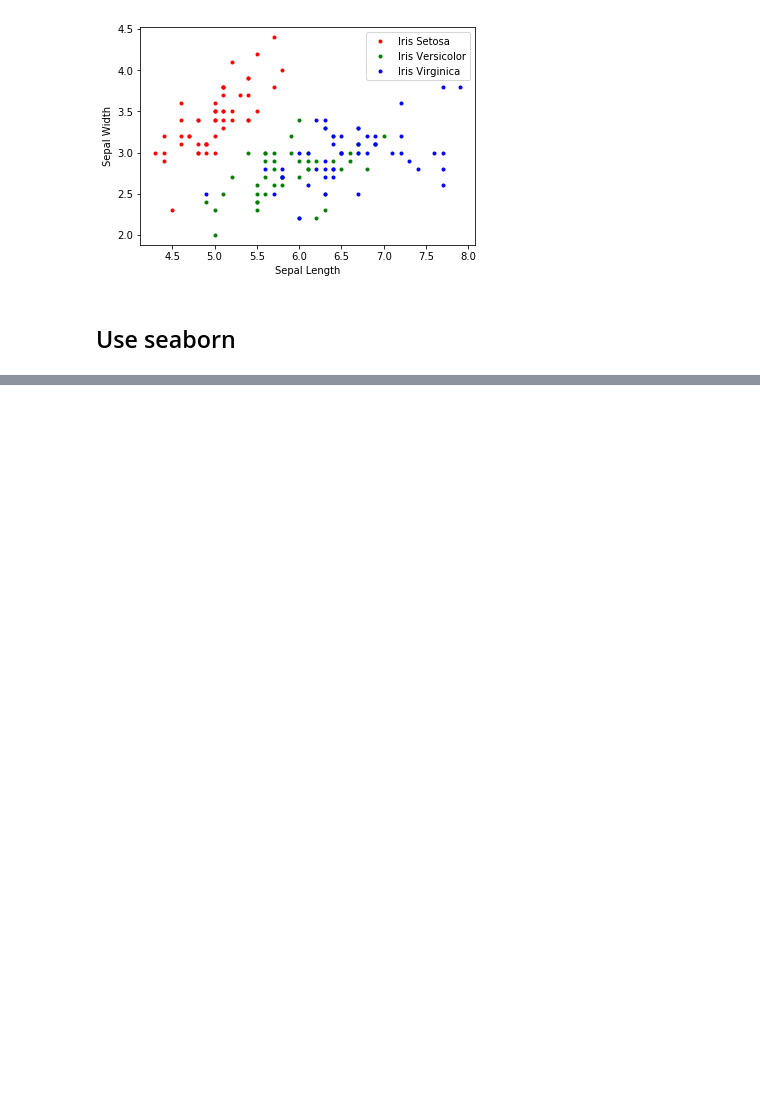
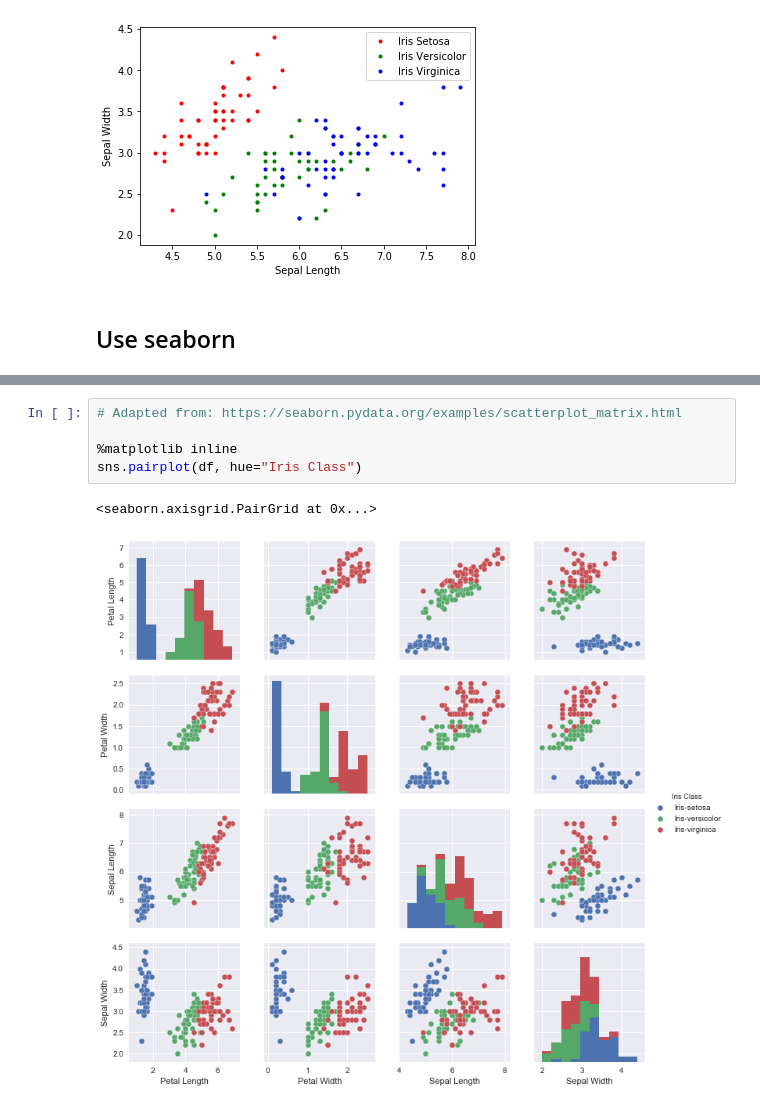
Before and after one commit to taraokelly/Problem-set-Jupyter-Pyplot-and-Numpy, a Jupyter notebook: solutions/solution.ipynb, the cells around one changed output, grey strips where cells are left out. Drawn from its saved outputs; the diff is of its cells as text; blank space fills up the shorter version.

```diff
--- a/solutions/solution.ipynb
+++ b/solutions/solution.ipynb
@@ -81,3 +80,11 @@ df
 | 148 | Iris-virginica | 5.4 | 2.3 | 6.2 | 3.4 |
 | 149 | Iris-virginica | 5.1 | 1.8 | 5.9 | 3.0 |
 150 rows × 5 columns
+# %%
+# Adapted from: https://seaborn.pydata.org/examples/scatterplot_matrix.html
+
+%matplotlib inline
+sns.pairplot(df, hue="Iris Class")
+# %% [output]
+<seaborn.axisgrid.PairGrid at 0x...>
+[figure, added]
```
Also changed, not shown: parts of 1 cell of this notebook, 1 other file.
